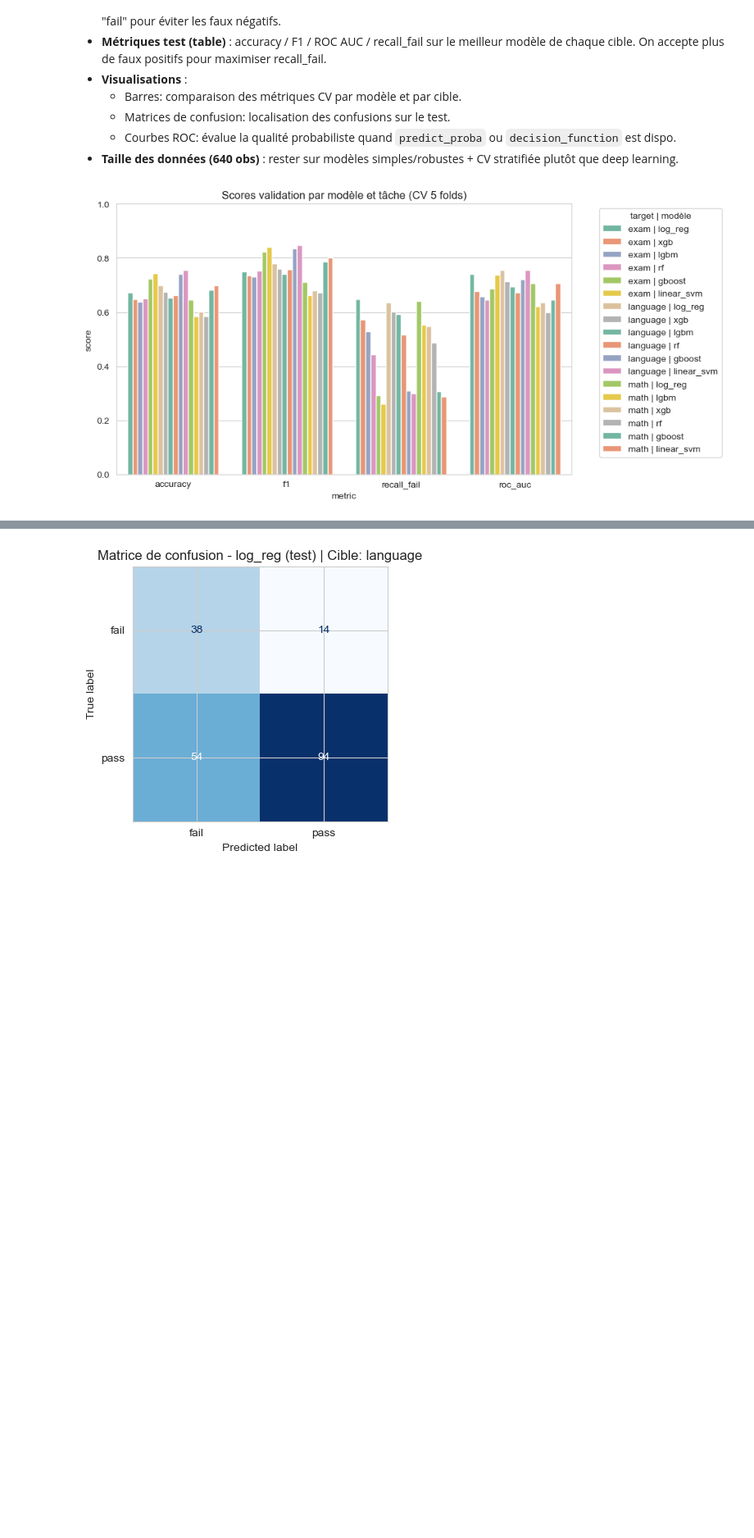
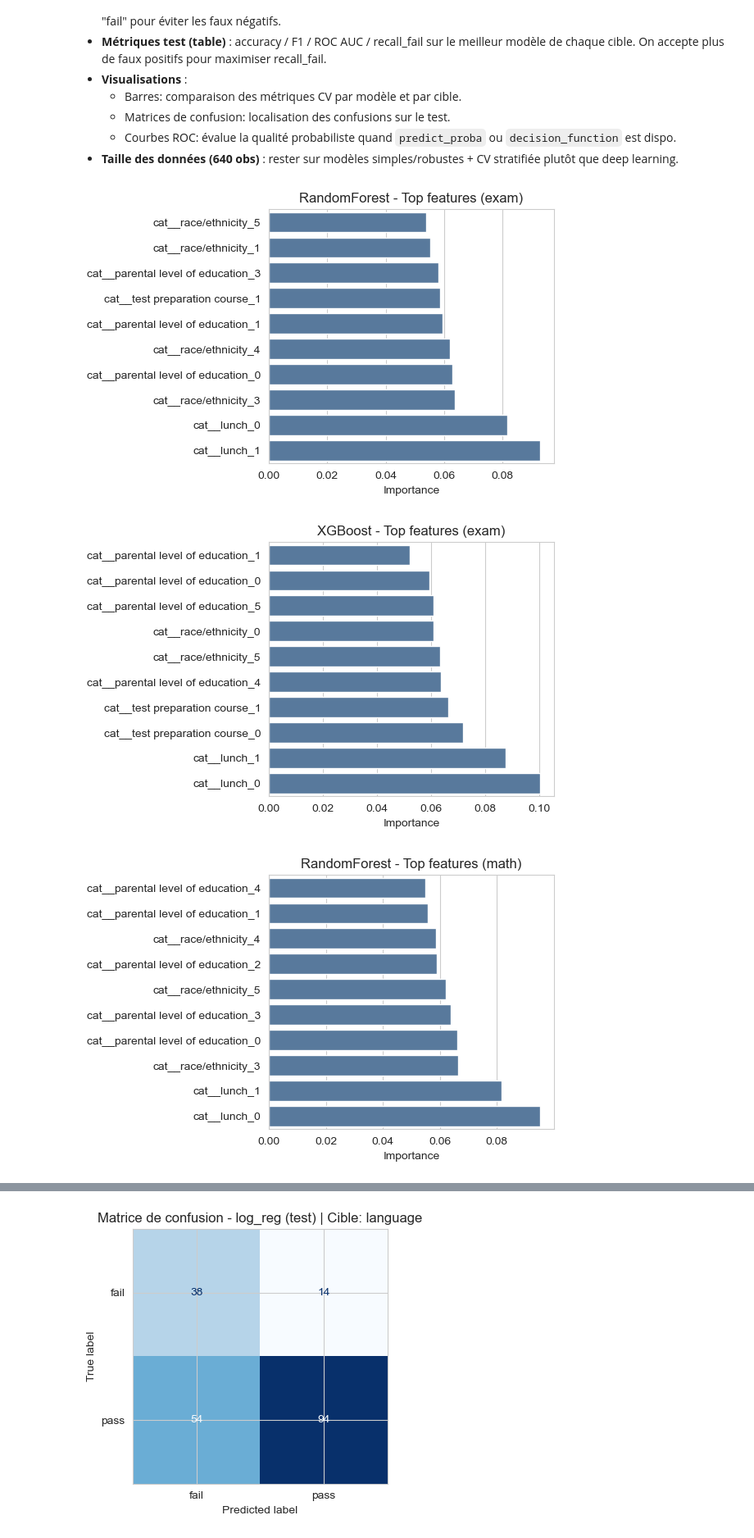
Before and after one commit to Dorsumsellae/Programmation-avancee-Projet-d-examen-Students-Performance-in-Exams, a Jupyter notebook: notebooks/04b_modeling_by_classification.ipynb, the cells around one changed output, grey strips where cells are left out. Shown at 82% size. Cells and saved outputs as stored; diff of their text form; code cells hidden in the pictures; blank space fills up the shorter version.

Commit message:
Add importance

```diff
--- a/notebooks/04b_modeling_by_classification.ipynb
+++ b/notebooks/04b_modeling_by_classification.ipynb
@@ -427,16 +444,48 @@ Scores sur test (meilleur modèle par tâche):
   - Courbes ROC: évalue la qualité probabiliste quand `predict_proba` ou `decision_function` est dispo.
 - **Taille des données (640 obs)** : rester sur modèles simples/robustes + CV stratifiée plutôt que deep learning.
 # %%
-# Visualisation des métriques validation (accuracy / f1 / recall_fail / roc_auc)
-plot_df = df_res.melt(id_vars=["target_task", "model"], value_vars=["accuracy", "f1", "recall_fail", "roc_auc"], var_name="metric", value_name="score")
-plot_df["label"] = plot_df["target_task"].astype(str) + " | " + plot_df["model"]
+# Visualisation des importances pour RF et XGB (tâches exam, math, language)
+tasks_for_importance = ["exam", "math", "language"]
 
-plt.figure(figsize=(10, 5))
-sns.barplot(data=plot_df, x="metric", y="score", hue="label", palette="Set2")
-plt.title("Scores validation par modèle et tâche (CV 5 folds)")
-plt.ylim(0, 1)
-plt.legend(title="target | modèle", bbox_to_anchor=(1.05, 1), loc="upper left")
-plt.tight_layout()
-plt.show()
+def fit_and_importances(task_name, model):
+    split = data_splits[task_name]
+    fitted = clone(model)
+    fitted.fit(split["X_train"], split["y_train"])
+    feat_names = fitted.named_steps["prep"].get_feature_names_out()
+    importances = fitted.named_steps["clf"].feature_importances_
+    return pd.DataFrame({"feature": feat_names, "importance": importances}).sort_values("importance", ascending=False)
+
+def plot_top(df, title, k=10):
+    topk = df.head(k).sort_values("importance", ascending=True)
+    plt.figure(figsize=(6, 4))
+    sns.barplot(data=topk, x="importance", y="feature", color="#4c78a8")
+    plt.title(title)
+    plt.xlabel("Importance")
+    plt.ylabel("")
+    plt.tight_layout()
+    plt.show()
+
+records = []
+for task_name in tasks_for_importance:
+    rf_imp = fit_and_importances(task_name, models_by_task[task_name]["rf"])
+    xgb_imp = fit_and_importances(task_name, models_by_task[task_name]["xgb"])
+    plot_top(rf_imp, f"RandomForest - Top features ({task_name})")
+    plot_top(xgb_imp, f"XGBoost - Top features ({task_name})")
+    records.append(rf_imp.assign(model="rf", task=task_name))
+    records.append(xgb_imp.assign(model="xgb", task=task_name))
+
+# Logging : concat et export CSV + affichage top 5 par modèle/tâche
+imp_combined = pd.concat(records, ignore_index=True)
+reports_dir = Path('..') / 'reports'
+reports_dir.mkdir(parents=True, exist_ok=True)
+csv_path = reports_dir / 'feature_importances_all_tasks.csv'
+imp_combined.to_csv(csv_path, index=False)
+print(f'Importances exportées dans {csv_path}')
+for task_name in tasks_for_importance:
+    print(f'Top 5 XGB ({task_name})')
+    print(imp_combined[(imp_combined.task == task_name) & (imp_combined.model == "xgb")].head(5))
+    print(imp_combined[(imp_combined.task == task_name) & (imp_combined.model == "rf")].head(5))
 # %% [output]
-[figure, old version]
+[figure, new version]
+[figure, added]
+[figure, added]
```
Also changed, not shown: parts of 5 cells of this notebook.
